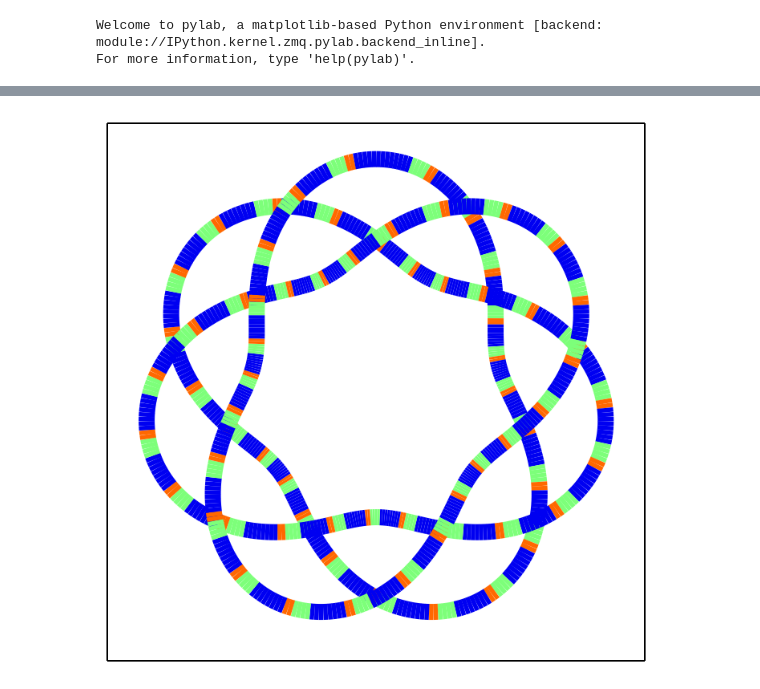
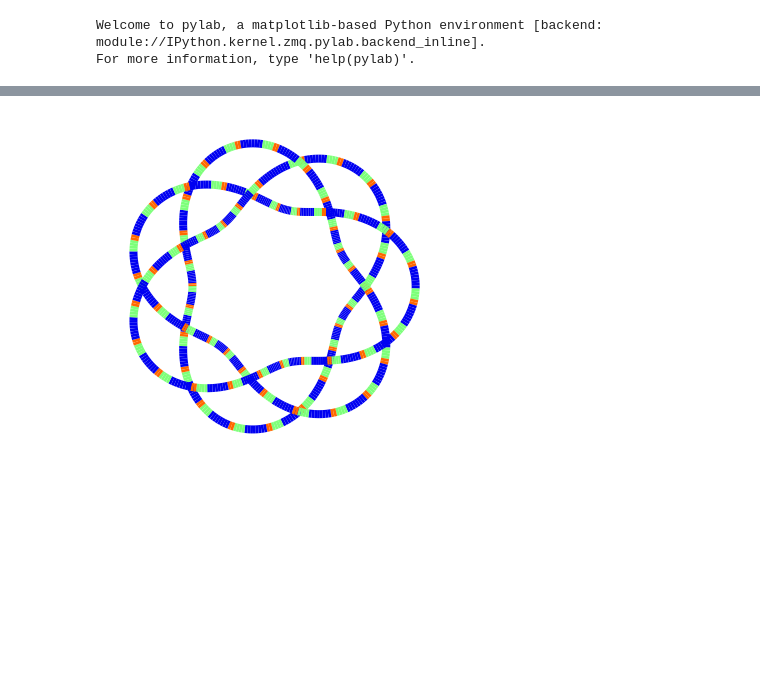
Before and after one commit to dpsanders/matplotlib-examples, a Jupyter notebook: linecolor.ipynb, the cells around one changed output, grey strips where cells are left out. Saved outputs shown, nothing was run; the diff lists cells and outputs as text; code cells hidden in the pictures; blank space fills up the shorter version.

Commit message:
Removed make_linecollection function, which was just a simple wrapper around LineCollection. General cleanup.

```diff
--- a/linecolor.ipynb
+++ b/linecolor.ipynb
@@ -147,38 +144,31 @@ plt.show()
 # %%
 ################
 
-# Plot of function in polar coordinates:
+# Polar function:
 
 max_t = 6*np.pi
 theta = np.linspace(0, max_t, 1000)
 
 alpha = 0.3
-r = 1 + alpha*cos(7./3. * theta)
+r = 1 + alpha*sin(7./3. * theta)
 
 x = r * np.sin(theta)
 y = r * np.cos(theta)
 
-colors=[0.1]*8+[0.5]*4+[0.8]*2
+colored_dashes = [0.1]*8 + [0.5]*4 + [0.8]*2  # uses Python list syntax
 
 fig, axes = plt.subplots(figsize=(6,6))
 
-#lc = linecolor(x, y)
-linecolor(x, y, colors, alpha=1, cmap='jet', linewidth=10) #, [0.3]*8+[0.4]*4+[0.5]*2)
+linecolor(x, y, colored_dashes, cmap='jet', linewidth=8) #, [0.3]*8+[0.4]*4+[0.5]*2)
 
 plt.xlim(x.min() - 0.1, x.max() + 0.1)
 plt.ylim(y.min() - 0.1, y.max() + 0.1)
 
 axis('equal')
-
-
-
-# Turn off ticks:
-plt.xticks([])
-plt.yticks([])
-
+clear_frame()
 plt.show()
 # %% [output]
-[figure, old version]
+[figure, new version]
 # %%
 ################
 
```
Also changed, not shown: parts of 6 cells of this notebook.
